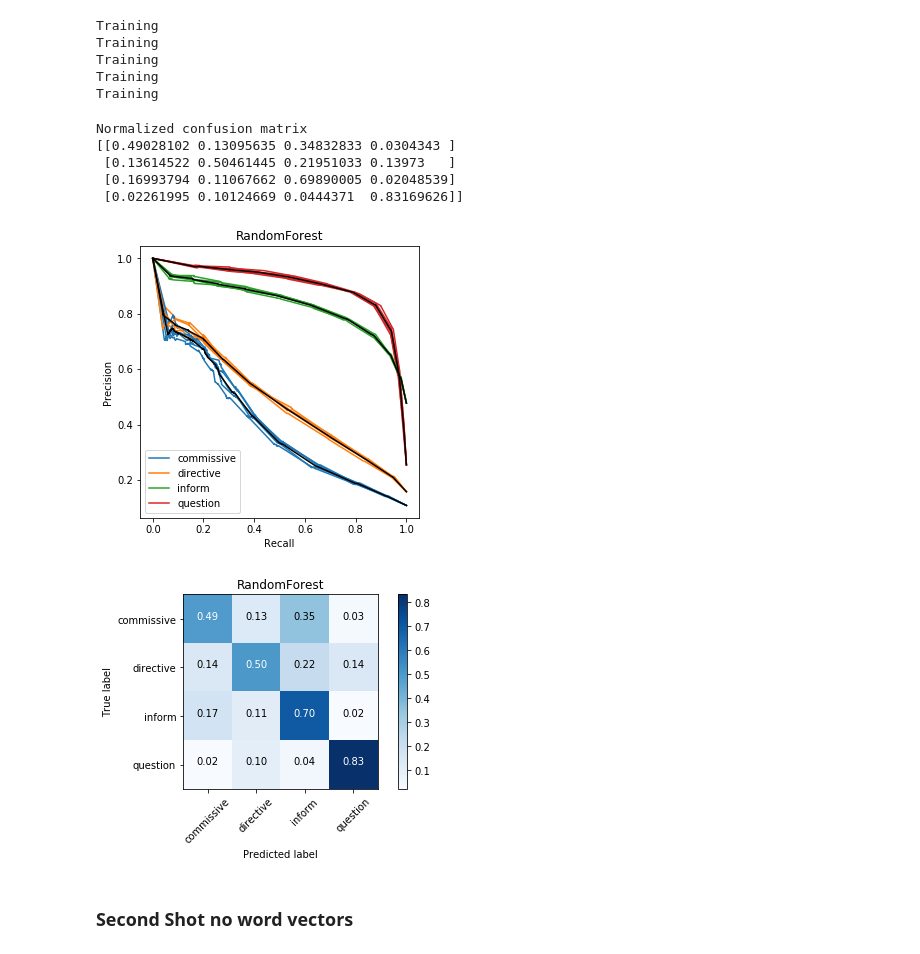
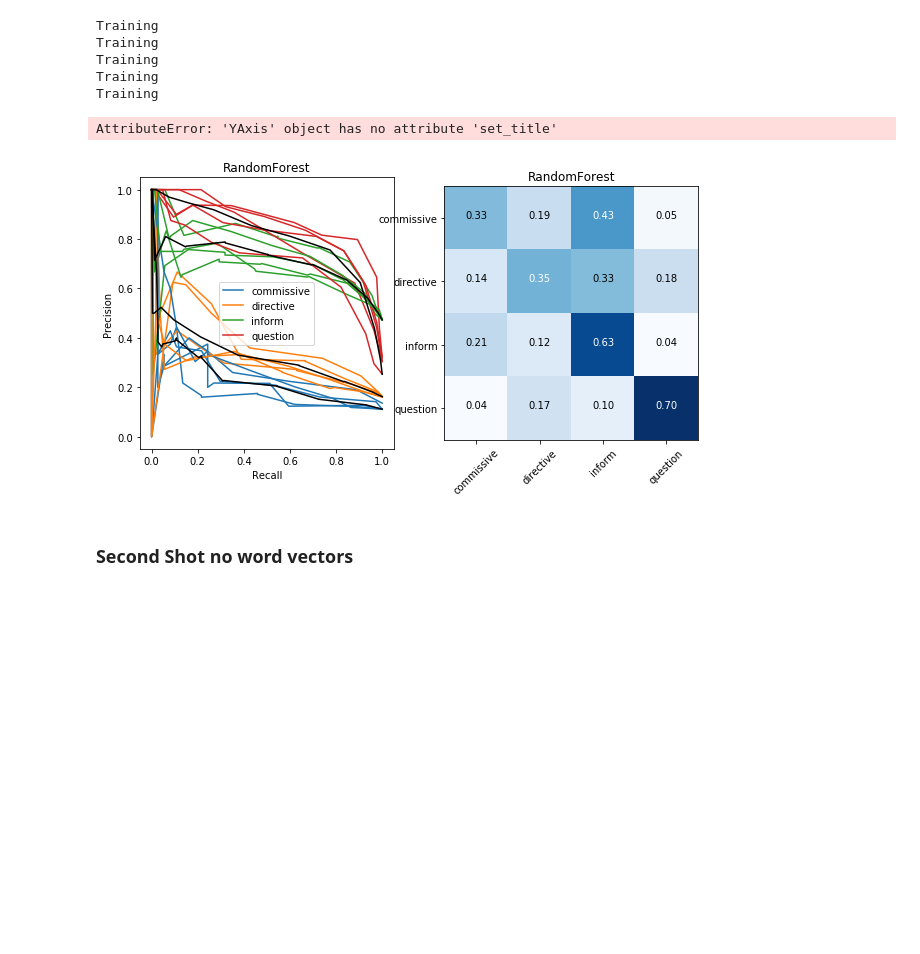
Before and after one commit to Ryanglambert/chatty, a Jupyter notebook: research/daily_dialogue/EDA-Word2Vec.ipynb, the cells around one changed output. Saved outputs shown, nothing was run; the diff lists cells and outputs as text; code cells hidden in the pictures; blank space fills up the shorter version.

Commit message:
plots are side by side

```diff
--- a/research/daily_dialogue/EDA-Word2Vec.ipynb
+++ b/research/daily_dialogue/EDA-Word2Vec.ipynb
@@ -41,7 +34,7 @@ Using Cached
 # LAG_MASK = ['act', 'emo', 'polarity', 'subjectivity']
 # train_lags = data.get_lags(train[LAG_MASK], lag_range=[1, 2])
 # %%
-train['utter_t-1'] = data.get_lags(train[['utter']], lag_range=[1])
+train[['utter_t-1', 'utter_t-2', 'utter_t-3']] = data.get_lags(train[['utter']], lag_range=[1, 2, 3])
 # %% [markdown]
 ### Classify Dialogue Acts
 # %% [markdown]
@@ -65,7 +58,7 @@ X = np.concatenate((train_vecs,
                    axis=1)[ACT_MASK]
 y = train['act'][ACT_MASK]
 # %%
-results = data.cv_stratified_shuffle(X, y,
+results = data.cv_stratified_shuffle(X[::50], y[::50],
                                      RandomForestClassifier(n_jobs=-1),
                                      splits=5,
                                      upsample='SMOTE')
@@ -75,23 +68,13 @@ Training
 Training
 Training
 Training
-# %%
-title = "RandomForest"
-plot.plot_prec_rec(results, title)
-le = LabelEncoder()
-le.fit(results['classes'])
-cm = confusion_matrix(le.transform(np.concatenate(results['y_true'])),
-                      np.argmax(np.concatenate(results['y_proba']), axis=1))
-plt.figure()
-plot.plot_confusion_matrix(cm, le.classes_, normalize=True, title=title);
-# %% [output]
-Normalized confusion matrix
-[[0.49028102 0.13095635 0.34832833 0.0304343 ]
- [0.13614522 0.50461445 0.21951033 0.13973   ]
- [0.16993794 0.11067662 0.69890005 0.02048539]
- [0.02261995 0.10124669 0.0444371  0.83169626]]
-[figure, removed]
-[figure, removed]
+# %%
+title = "RandomForest"
+plot.plot_prec_rec(results, title, normalize_confusion_matrix=True,
+                   figsize=(10, 5))
+# %% [output]
+AttributeError: 'YAxis' object has no attribute 'set_title'
+[figure, added]
 # %% [markdown]
 ### Second Shot no word vectors
 # %%
```
Also changed, not shown: parts of 2 cells of this notebook, 2 other files.
